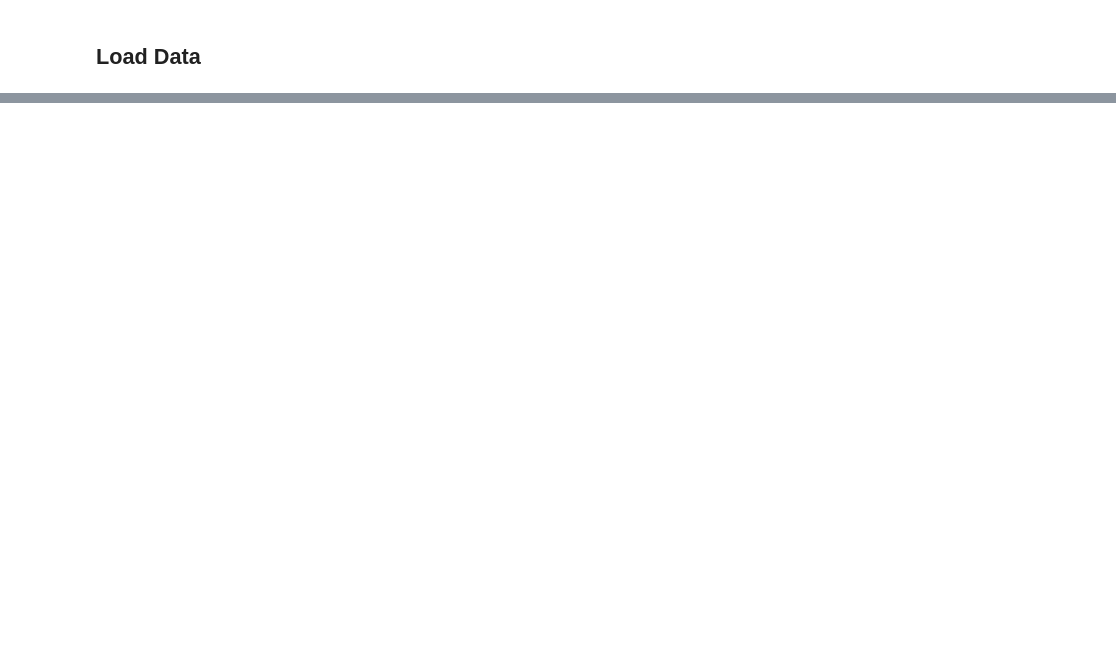
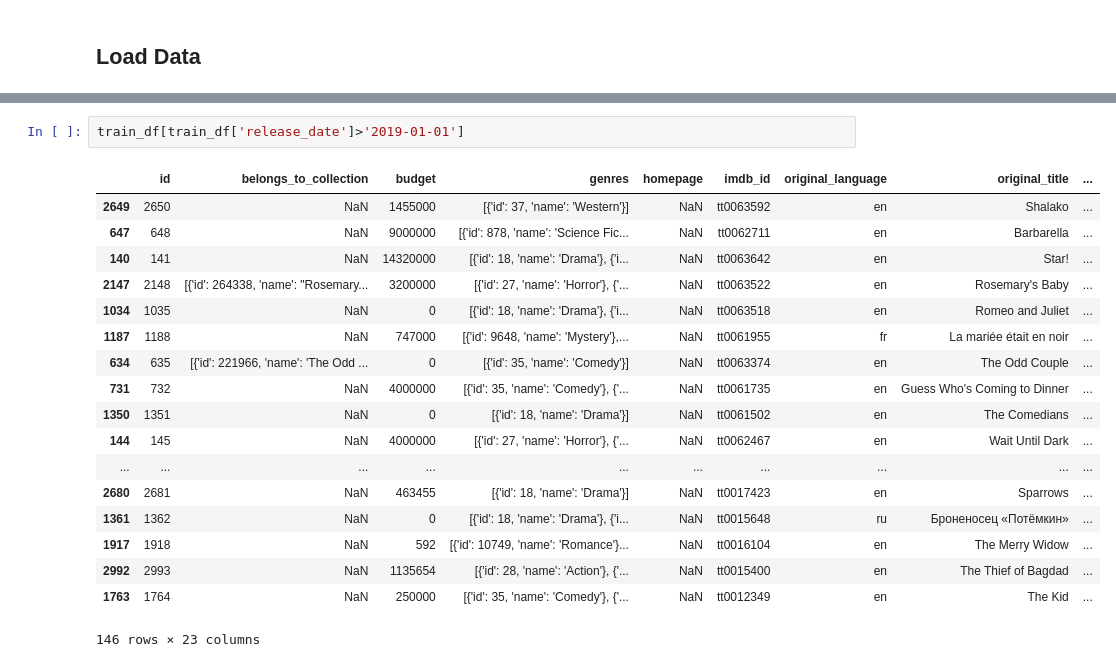
Before and after one commit to JONGSKY/data_science_kaggle, a Jupyter notebook: tmdb_box_office_prediction/code/Untitled.ipynb, the cells around one changed output, grey strips where cells are left out. Drawn from its saved outputs; the diff is of its cells as text; blank space fills up the shorter version.

```diff
--- a/tmdb_box_office_prediction/code/Untitled.ipynb
+++ b/tmdb_box_office_prediction/code/Untitled.ipynb
@@ -41,0 +158,21 @@ train_df
+# %%
+train_df[train_df['release_date']>'2019-01-01']
+# %% [output]
+|  | id | belongs_to_collection | budget | genres | homepage | imdb_id | original_language | original_title | ... |
+| 2649 | 2650 | NaN | 1455000 | [{'id': 37, 'name': 'Western'}] | NaN | tt0063592 | en | Shalako | ... |
+| 647 | 648 | NaN | 9000000 | [{'id': 878, 'name': 'Science Fic... | NaN | tt0062711 | en | Barbarella | ... |
+| 140 | 141 | NaN | 14320000 | [{'id': 18, 'name': 'Drama'}, {'i... | NaN | tt0063642 | en | Star! | ... |
+| 2147 | 2148 | [{'id': 264338, 'name': "Rosemary... | 3200000 | [{'id': 27, 'name': 'Horror'}, {'... | NaN | tt0063522 | en | Rosemary's Baby | ... |
+| 1034 | 1035 | NaN | 0 | [{'id': 18, 'name': 'Drama'}, {'i... | NaN | tt0063518 | en | Romeo and Juliet | ... |
+| 1187 | 1188 | NaN | 747000 | [{'id': 9648, 'name': 'Mystery'},... | NaN | tt0061955 | fr | La mariée était en noir | ... |
+| 634 | 635 | [{'id': 221966, 'name': 'The Odd ... | 0 | [{'id': 35, 'name': 'Comedy'}] | NaN | tt0063374 | en | The Odd Couple | ... |
+| 731 | 732 | NaN | 4000000 | [{'id': 35, 'name': 'Comedy'}, {'... | NaN | tt0061735 | en | Guess Who's Coming to Dinner | ... |
+| 1350 | 1351 | NaN | 0 | [{'id': 18, 'name': 'Drama'}] | NaN | tt0061502 | en | The Comedians | ... |
+| 144 | 145 | NaN | 4000000 | [{'id': 27, 'name': 'Horror'}, {'... | NaN | tt0062467 | en | Wait Until Dark | ... |
+| ... | ... | ... | ... | ... | ... | ... | ... | ... | ... |
+| 2680 | 2681 | NaN | 463455 | [{'id': 18, 'name': 'Drama'}] | NaN | tt0017423 | en | Sparrows | ... |
+| 1361 | 1362 | NaN | 0 | [{'id': 18, 'name': 'Drama'}, {'i... | NaN | tt0015648 | ru | Броненосец «Потёмкин» | ... |
+| 1917 | 1918 | NaN | 592 | [{'id': 10749, 'name': 'Romance'}... | NaN | tt0016104 | en | The Merry Widow | ... |
+| 2992 | 2993 | NaN | 1135654 | [{'id': 28, 'name': 'Action'}, {'... | NaN | tt0015400 | en | The Thief of Bagdad | ... |
+| 1763 | 1764 | NaN | 250000 | [{'id': 35, 'name': 'Comedy'}, {'... | NaN | tt0012349 | en | The Kid | ... |
+146 rows × 23 columns
```
Also changed, not shown: parts of 28 cells of this notebook.
